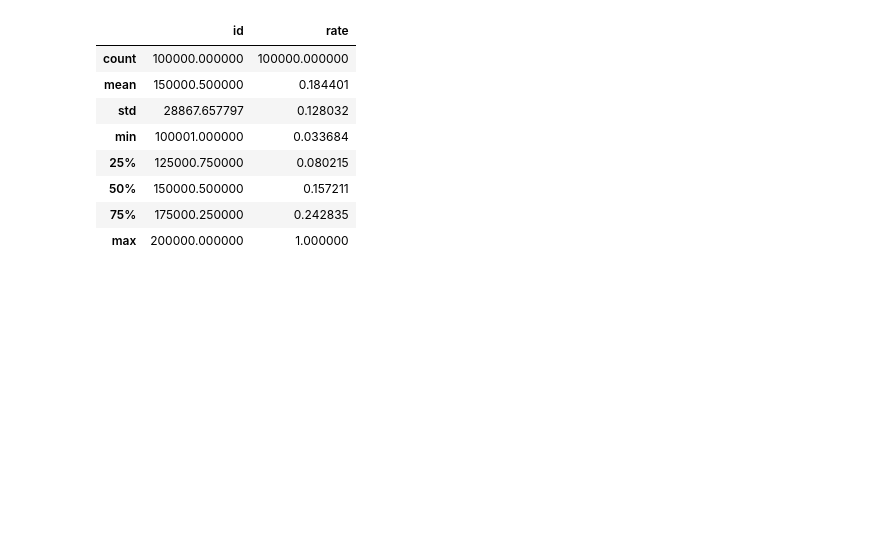
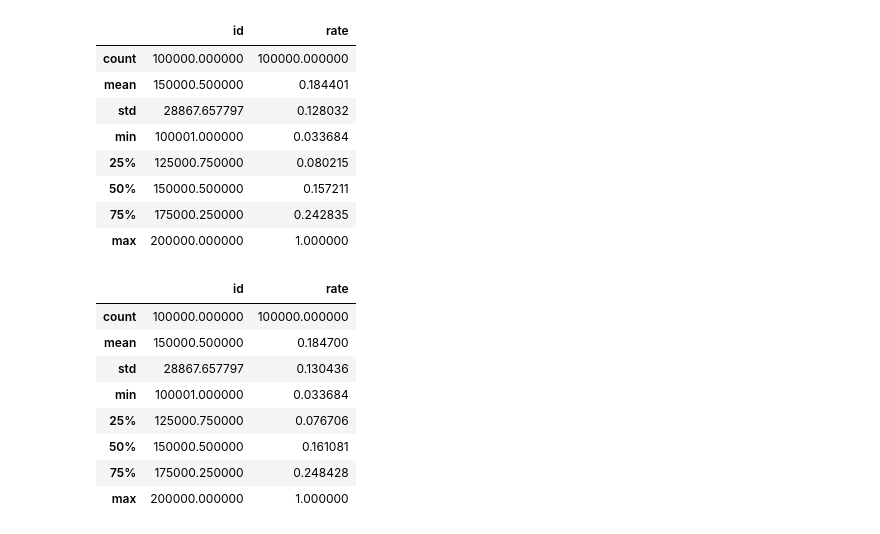
Before and after one commit to auggy-ntn/finance-lending-game, a Jupyter notebook: notebooks/predict_rates.ipynb, the cells around one changed output. Saved outputs shown, nothing was run; the diff lists cells and outputs as text; code cells hidden in the pictures; blank space fills up the shorter version.

```diff
--- a/notebooks/predict_rates.ipynb
+++ b/notebooks/predict_rates.ipynb
@@ -103,3 +103,17 @@ formatted_submission.describe()
 | 50% | 150000.500000 | 0.157211 |
 | 75% | 175000.250000 | 0.242835 |
 | max | 200000.000000 | 1.000000 |
+# %%
+load_data(
+    "/home/augustin/projects/xhec_dsb/05_intro_to_finance_for_data_scientists/output/submission_round_2.csv"
+).describe()
+# %% [output]
+|  | id | rate |
+| count | 100000.000000 | 100000.000000 |
+| mean | 150000.500000 | 0.184700 |
+| std | 28867.657797 | 0.130436 |
+| min | 100001.000000 | 0.033684 |
+| 25% | 125000.750000 | 0.076706 |
+| 50% | 150000.500000 | 0.161081 |
+| 75% | 175000.250000 | 0.248428 |
+| max | 200000.000000 | 1.000000 |
```
Also changed, not shown: 1 other file.
